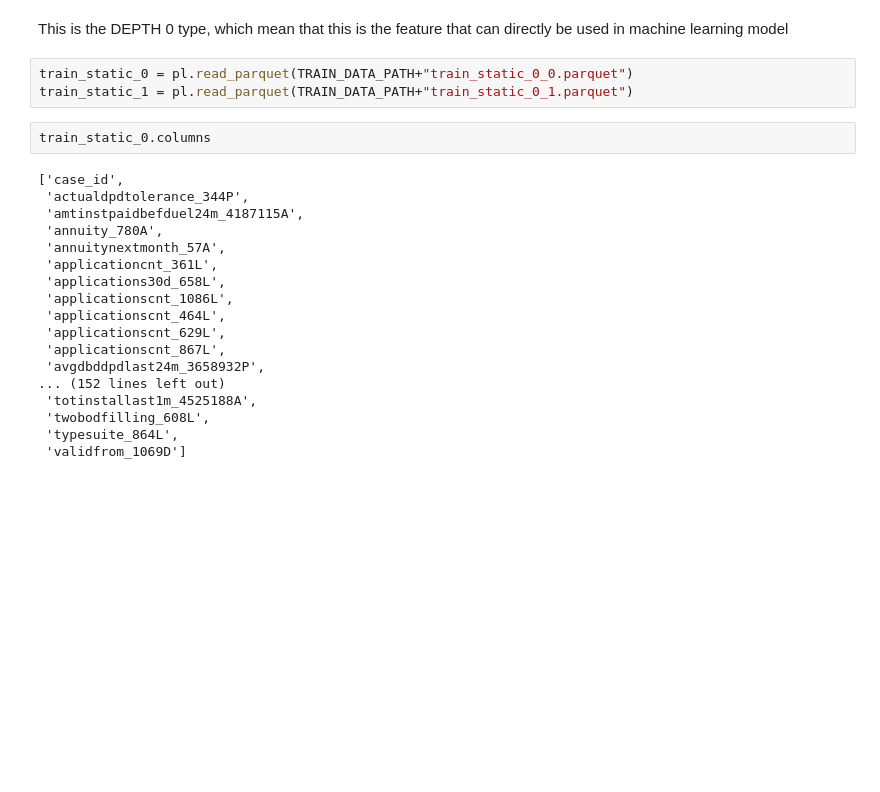
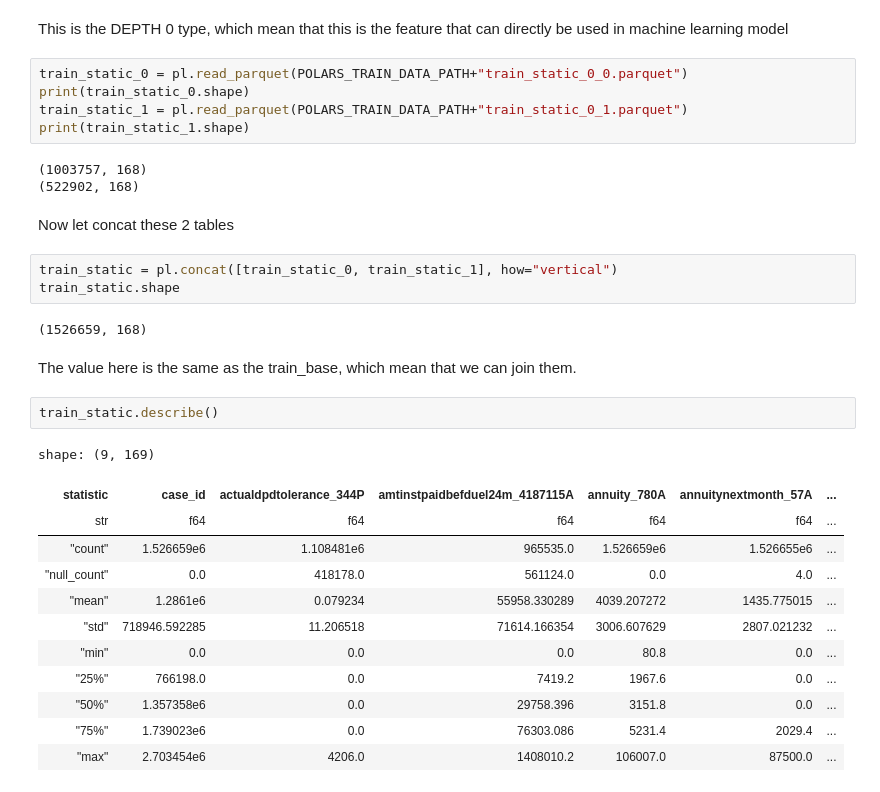
Before and after one commit to ngnquanq/credit-risk-ml-system, a Jupyter notebook: notebooks/demo.ipynb, the cells around one changed output. Drawn from its saved outputs; the diff is of its cells as text; blank space fills up the shorter version.

```diff
--- a/notebooks/demo.ipynb
+++ b/notebooks/demo.ipynb
@@ -75,25 +129,34 @@ train_static_feature.shape
 # %% [markdown]
 This is the DEPTH 0 type, which mean that this is the feature that can directly be used in machine learning model
 # %%
-train_static_0 = pl.read_parquet(TRAIN_DATA_PATH+"train_static_0_0.parquet")
-train_static_1 = pl.read_parquet(TRAIN_DATA_PATH+"train_static_0_1.parquet")
+train_static_0 = pl.read_parquet(POLARS_TRAIN_DATA_PATH+"train_static_0_0.parquet")
+print(train_static_0.shape)
+train_static_1 = pl.read_parquet(POLARS_TRAIN_DATA_PATH+"train_static_0_1.parquet")
+print(train_static_1.shape)
+# %% [output]
+(1003757, 168)
+(522902, 168)
-# %%
-train_static_0.columns
-# %% [output]
-['case_id',
- 'actualdpdtolerance_344P',
- 'amtinstpaidbefduel24m_4187115A',
- 'annuity_780A',
- 'annuitynextmonth_57A',
- 'applicationcnt_361L',
- 'applications30d_658L',
- 'applicationscnt_1086L',
- 'applicationscnt_464L',
- 'applicationscnt_629L',
- 'applicationscnt_867L',
- 'avgdbddpdlast24m_3658932P',
-... (152 lines left out)
- 'totinstallast1m_4525188A',
- 'twobodfilling_608L',
- 'typesuite_864L',
- 'validfrom_1069D']
+# %% [markdown]
+Now let concat these 2 tables
+# %%
+train_static = pl.concat([train_static_0, train_static_1], how="vertical")
+train_static.shape
+# %% [output]
+(1526659, 168)
+# %% [markdown]
+The value here is the same as the train_base, which mean that we can join them.
+# %%
+train_static.describe()
+# %% [output]
+shape: (9, 169)
+| statistic | case_id | actualdpdtolerance_344P | amtinstpaidbefduel24m_4187115A | annuity_780A | annuitynextmonth_57A | ... |
+| str | f64 | f64 | f64 | f64 | f64 | ... |
+| "count" | 1.526659e6 | 1.108481e6 | 965535.0 | 1.526659e6 | 1.526655e6 | ... |
+| "null_count" | 0.0 | 418178.0 | 561124.0 | 0.0 | 4.0 | ... |
+| "mean" | 1.2861e6 | 0.079234 | 55958.330289 | 4039.207272 | 1435.775015 | ... |
+| "std" | 718946.592285 | 11.206518 | 71614.166354 | 3006.607629 | 2807.021232 | ... |
+| "min" | 0.0 | 0.0 | 0.0 | 80.8 | 0.0 | ... |
+| "25%" | 766198.0 | 0.0 | 7419.2 | 1967.6 | 0.0 | ... |
+| "50%" | 1.357358e6 | 0.0 | 29758.396 | 3151.8 | 0.0 | ... |
+| "75%" | 1.739023e6 | 0.0 | 76303.086 | 5231.4 | 2029.4 | ... |
+| "max" | 2.703454e6 | 4206.0 | 1408010.2 | 106007.0 | 87500.0 | ... |
```
Also changed, not shown: parts of 24 cells of this notebook, 5 other files.
